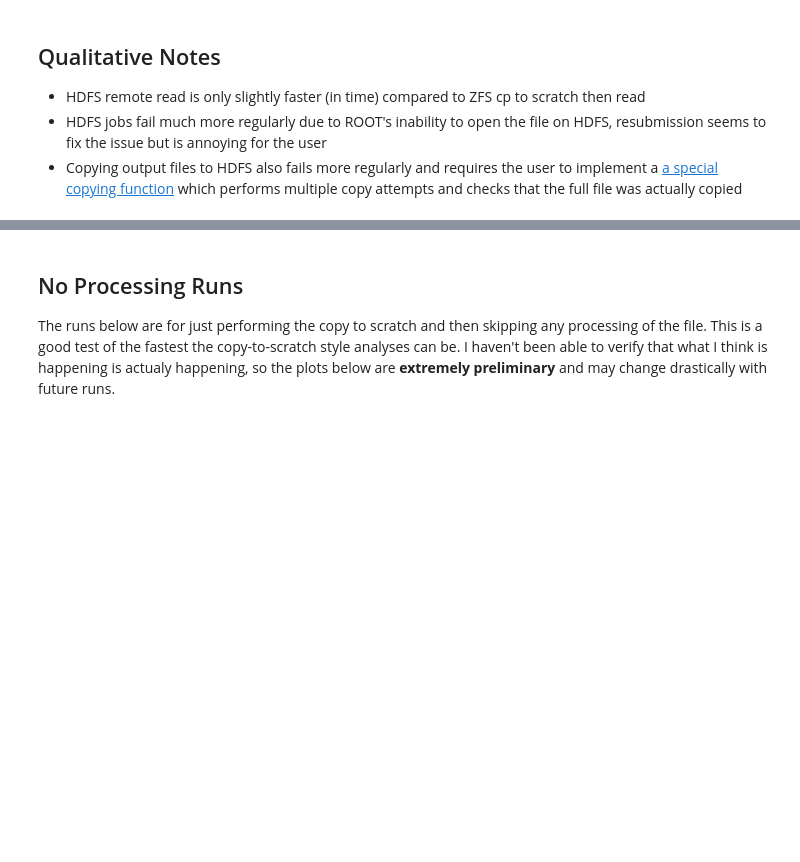
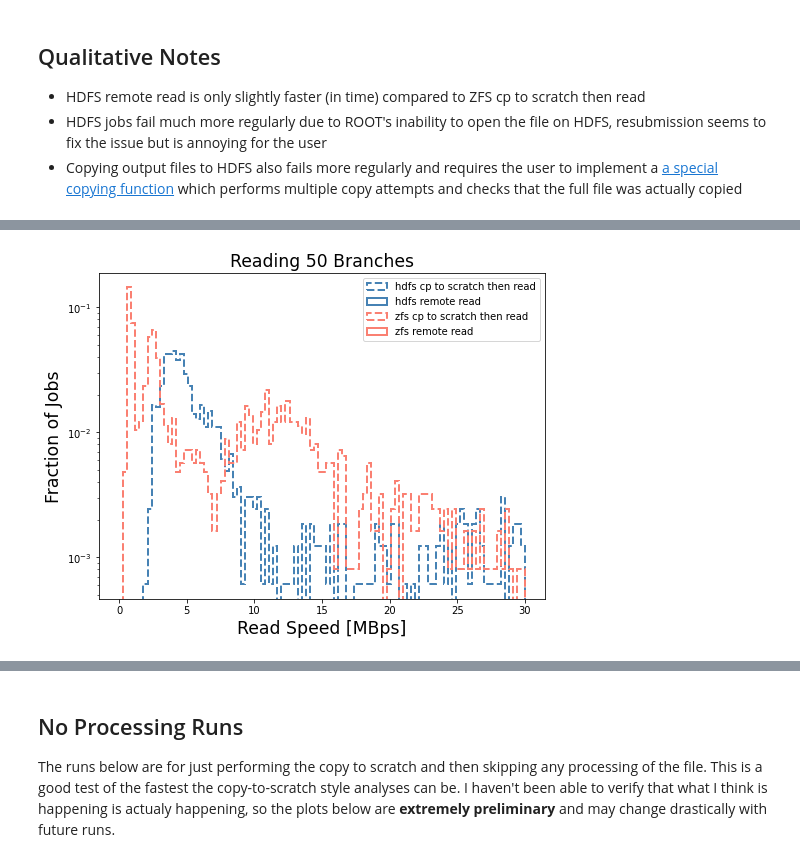
Before and after one commit to tomeichlersmith/umn-cluster, a Jupyter notebook: filesystem/plot_benchmark.ipynb, the cells around one changed output, grey strips where cells are left out. Saved outputs shown, nothing was run; the diff lists cells and outputs as text; code cells hidden in the pictures; blank space fills up the shorter version.

Commit message:
prelim view of branch subset, discover data corruption

```diff
--- a/filesystem/plot_benchmark.ipynb
+++ b/filesystem/plot_benchmark.ipynb
@@ -28,7 +28,7 @@ def readspeed_hist(df, local, fs, process, **kwargs) :
     local_str = 'remote read'
     if local :
         local_str = 'cp to scratch then read'
-    data = sl['size']/sl['time']/10**6
+    data = pd.to_numeric(sl['size'])/pd.to_numeric(sl['time'])/10**6
     weights = np.ones_like(data) / len(data)
     plt.hist(data, weights=weights, label = f'{fs} {local_str}', histtype='step', **kwargs)
 
@@ -52,6 +52,8 @@ def readspeed_comp(df,title, **kwargs) :
 
     if isinstance(df,str) :
         df = pd.read_csv(df)
+        df.dropna()
+
     readspeed_hist(df, True , 'hdfs', True, ls='--', ec='steelblue', **kwargs)
     readspeed_hist(df, False, 'hdfs', True, ls='-' , ec='steelblue', **kwargs)
     readspeed_hist(df, True , 'zfs' , True, ls='--', ec='salmon'   , **kwargs)
@@ -85,7 +87,7 @@ def time_hist(df, local, fs, process, **kwargs) :
     local_str = 'remote read'
     if local :
         local_str = 'cp to scratch then read'
-    data = sl['time']
+    data = pd.to_numeric(sl['time'])
     weights = np.ones_like(data) / len(data)
     plt.hist(data, weights=weights, label = f'{fs} {local_str}', histtype='step', **kwargs)
 
@@ -109,6 +111,8 @@ def time_comp(df,title, **kwargs) :
 
     if isinstance(df,str) :
         df = pd.read_csv(df)
+        df.dropna()
+        df.to_numeric()
 
     time_hist(df, True , 'hdfs', True, ls='--', ec='steelblue', **kwargs)
     time_hist(df, False, 'hdfs', True, ls='-' , ec='steelblue', **kwargs)
@@ -139,0 +147,6 @@ plt.show()
+# %%
+plt.figure(figsize=(8,6))
+df = readspeed_comp('50-branches.csv','Reading 50 Branches',bins=100,range=(0.,30.),lw=2.)
+plt.show()
+# %% [output]
+[figure, added]
```
Also changed, not shown: parts of 2 cells of this notebook.
